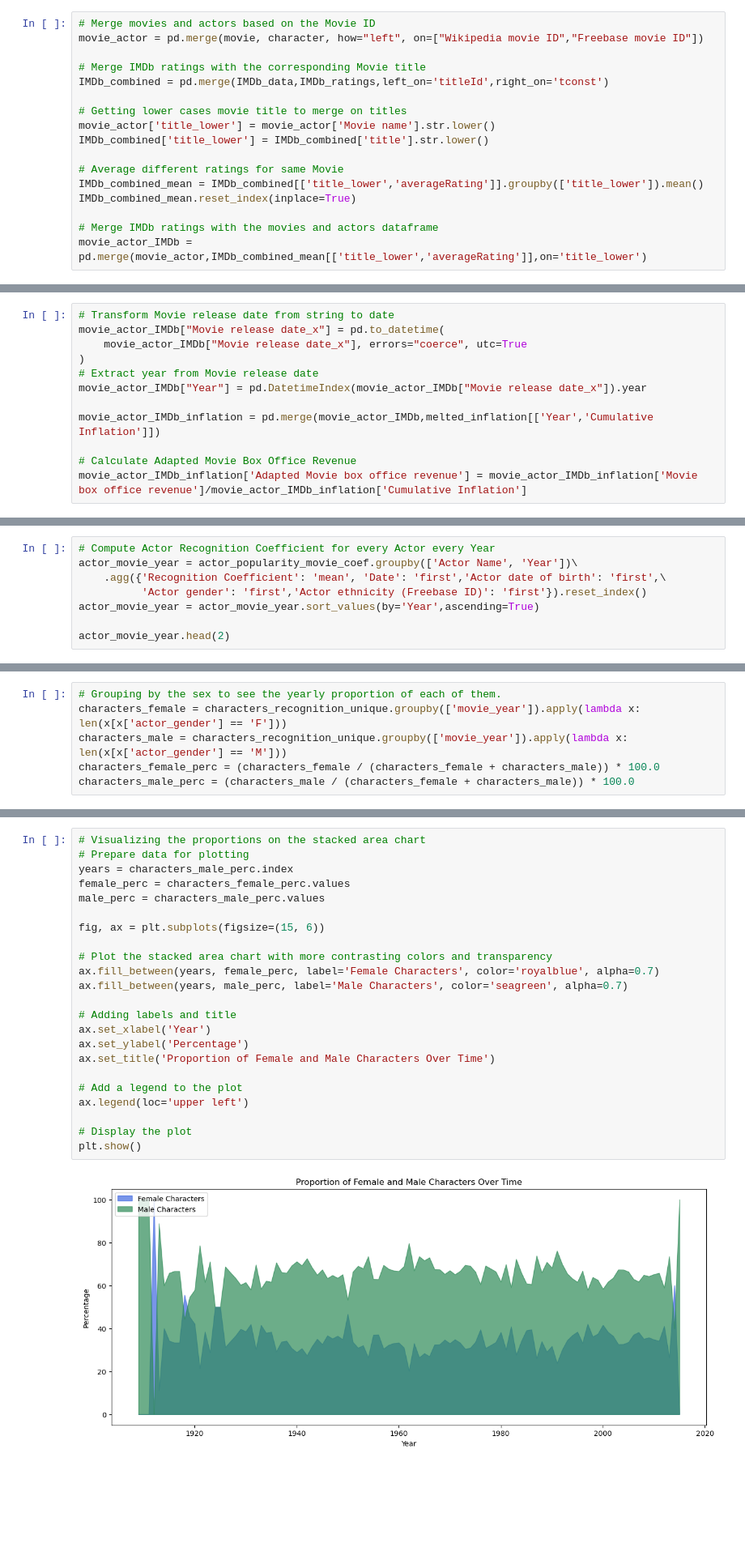
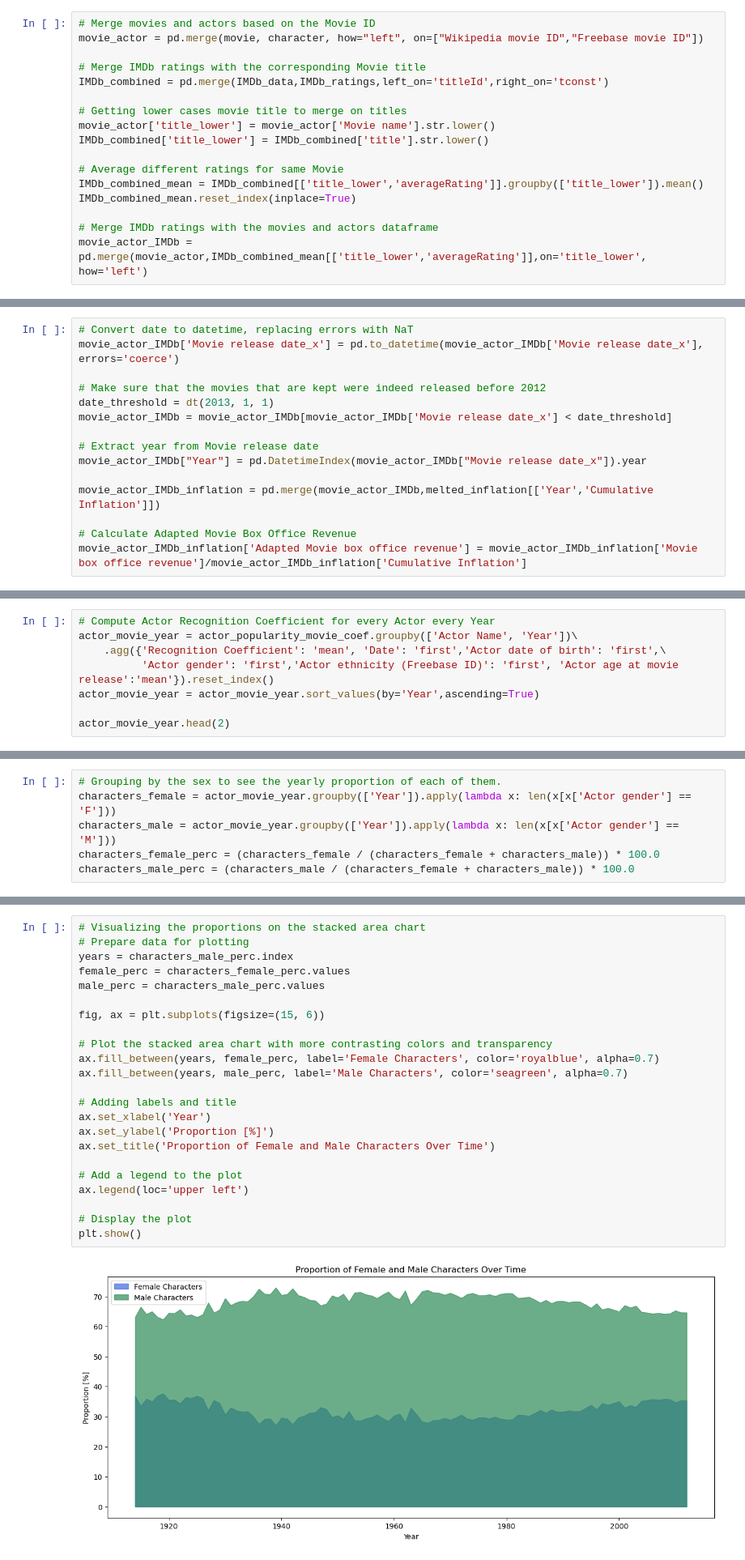
Before and after one commit to epfl-ada/ada-2023-project-pandateam23, a Jupyter notebook: Pico-Andre_.ipynb, the cells around one changed output, grey strips where cells are left out. Shown at 81% size. Saved outputs shown, nothing was run; the diff lists cells and outputs as text; blank space fills up the shorter version.

```diff
--- a/Pico-Andre_.ipynb
+++ b/Pico-Andre_.ipynb
@@ -189,7 +137,7 @@ IMDb_combined_mean = IMDb_combined[['title_lower','averageRating']].groupby(['ti
 IMDb_combined_mean.reset_index(inplace=True)
 
 # Merge IMDb ratings with the movies and actors dataframe
-movie_actor_IMDb = pd.merge(movie_actor,IMDb_combined_mean[['title_lower','averageRating']],on='title_lower')
+movie_actor_IMDb = pd.merge(movie_actor,IMDb_combined_mean[['title_lower','averageRating']],on='title_lower', how='left')
 # %% [markdown]
 #### Enrich dataframe with other datasets
 # %% [markdown]
@@ -270,10 +241,13 @@ movie_actor_IMDb.dropna(subset='Actor name', inplace=True)
 # %% [markdown]
 To account for temporal variations in the value of the US dollar, an adjustment is applied to box office revenues by normalizing them against cumulative inflation. This involves dividing the movie's box office revenue by the cumulative inflation factor, ensuring a comparable scale over time.
 # %%
-# Transform Movie release date from string to date
-movie_actor_IMDb["Movie release date_x"] = pd.to_datetime(
-    movie_actor_IMDb["Movie release date_x"], errors="coerce", utc=True
-)
+# Convert date to datetime, replacing errors with NaT
+movie_actor_IMDb['Movie release date_x'] = pd.to_datetime(movie_actor_IMDb['Movie release date_x'], errors='coerce')
+
+# Make sure that the movies that are kept were indeed released before 2012
+date_threshold = dt(2013, 1, 1)
+movie_actor_IMDb = movie_actor_IMDb[movie_actor_IMDb['Movie release date_x'] < date_threshold]
+
 # Extract year from Movie release date
 movie_actor_IMDb["Year"] = pd.DatetimeIndex(movie_actor_IMDb["Movie release date_x"]).year
 
@@ -447,7 +418,7 @@ Here:
 # Compute Actor Recognition Coefficient for every Actor every Year
 actor_movie_year = actor_popularity_movie_coef.groupby(['Actor Name', 'Year'])\
     .agg({'Recognition Coefficient': 'mean', 'Date': 'first','Actor date of birth': 'first',\
-          'Actor gender': 'first','Actor ethnicity (Freebase ID)': 'first'}).reset_index()
+          'Actor gender': 'first','Actor ethnicity (Freebase ID)': 'first', 'Actor age at movie release':'mean'}).reset_index()
 actor_movie_year = actor_movie_year.sort_values(by='Year',ascending=True)
 
 actor_movie_year.head(2)
@@ -862,7 +771,7 @@ characters_recognition_unique = characters_recognition.drop_duplicates(subset =
 # %%
 # Grouping by the sex to see the yearly proportion of each of them.
-characters_female = characters_recognition_unique.groupby(['movie_year']).apply(lambda x: len(x[x['actor_gender'] == 'F']))
-characters_male = characters_recognition_unique.groupby(['movie_year']).apply(lambda x: len(x[x['actor_gender'] == 'M']))
+characters_female = actor_movie_year.groupby(['Year']).apply(lambda x: len(x[x['Actor gender'] == 'F']))
+characters_male = actor_movie_year.groupby(['Year']).apply(lambda x: len(x[x['Actor gender'] == 'M']))
 characters_female_perc = (characters_female / (characters_female + characters_male)) * 100.0
 characters_male_perc = (characters_male / (characters_female + characters_male)) * 100.0
 # %%
@@ -898,25 +809,25 @@ dtype: float64
 # %%
 # Visualizing the proportions on the stacked area chart
 # Prepare data for plotting
 years = characters_male_perc.index
 female_perc = characters_female_perc.values
 male_perc = characters_male_perc.values
 
 fig, ax = plt.subplots(figsize=(15, 6))
 
 # Plot the stacked area chart with more contrasting colors and transparency
 ax.fill_between(years, female_perc, label='Female Characters', color='royalblue', alpha=0.7)
 ax.fill_between(years, male_perc, label='Male Characters', color='seagreen', alpha=0.7)
 
 # Adding labels and title
 ax.set_xlabel('Year')
-ax.set_ylabel('Percentage')
+ax.set_ylabel('Proportion [%]')
 ax.set_title('Proportion of Female and Male Characters Over Time')
 
 # Add a legend to the plot
 ax.legend(loc='upper left')
 
 # Display the plot
 plt.show()
 # %% [output]
-[figure, old version]
+[figure, new version]
```
Also changed, not shown: parts of 112 cells of this notebook.
